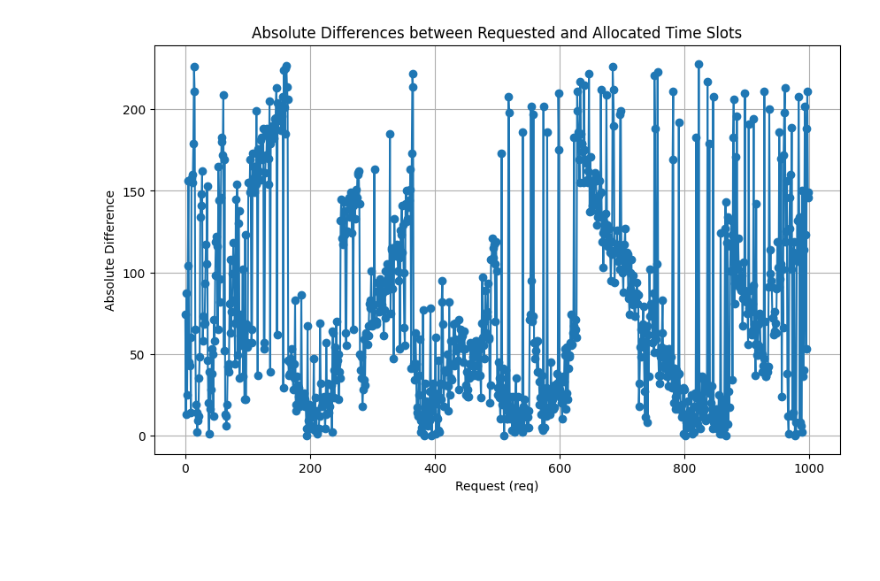
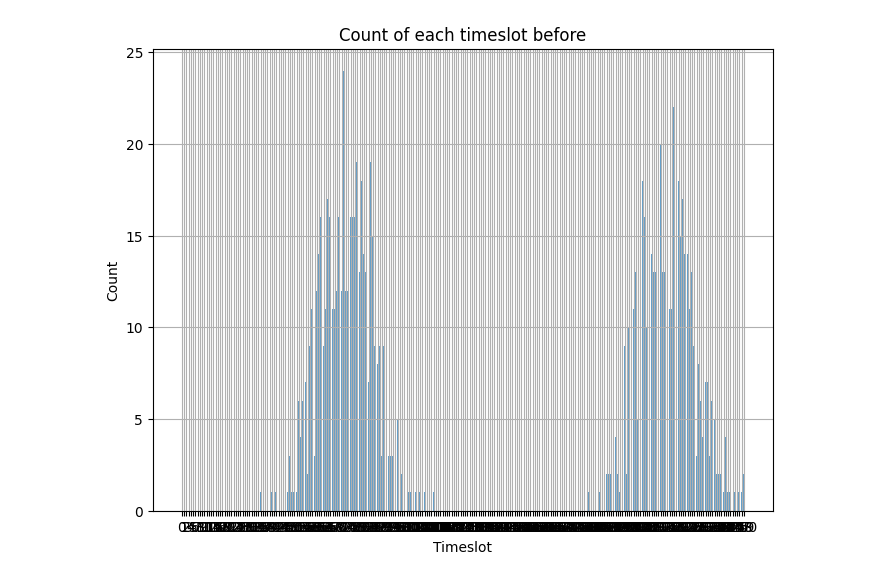
Before and after one commit to lyejy/agent-aeronauts-MARL, a Jupyter notebook: MILP/MILP.ipynb, the cells around one changed output. Saved outputs shown, nothing was run; the diff lists cells and outputs as text; code cells hidden in the pictures; blank space fills up the shorter version.

```diff
--- a/MILP/MILP.ipynb
+++ b/MILP/MILP.ipynb
@@ -68,7 +84,6 @@ def generate_scenario(number_of_requests, num_airports):
 
     return requests_full
 
-
 num_airports = 1
 number_of_requests = 1000
 flight_requests = generate_scenario(number_of_requests, num_airports)
@@ -85,19 +100,6 @@ x = {(req, slot): LpVariable(name=f"x_{req}_{slot}", cat="Binary")
 
 # Objective function - minimises the total absolute difference between the requested and allocated time interval
 problem += lpSum(x[req, slot] * abs(slot - flight_requests[req][1]) for req in range(number_of_requests) for slot in range(time_slots))
-
-# Objective function - minimises the absolute difference between the requested and allocated time interval for each request
-# for req in range(number_of_requests):
-#     problem += lpSum(x[req, slot] * abs(slot - flight_requests[req][1]) for slot in range(time_slots))
-
-# Objective function - minimises the maximum absolute difference between the requested and allocated time interval for each request
-m = pulp.LpVariable("m", lowBound=0)
-# problem += pulp.lpSum([m])
-for req in range(number_of_requests):
-    for slot in range(time_slots):
-        if (x[req, slot] == 1):
-            problem += pulp.lpSum([m]) >= abs(slot - flight_requests[req][1])
-problem += pulp.lpSum([m]) # <= 253 value obtain when m is set as objective
 
 # Constraints -
 # checks if a movement is allocated to only 1 timeslot
@@ -166,12 +164,22 @@ plt.show()
-# %%
-# Plotting the line graph
-plt.figure(figsize=(10, 6))
-plt.plot(range(number_of_requests), movements, marker='o', linestyle='-')
-plt.title('Absolute Differences between Requested and Allocated Time Slots')
-plt.xlabel('Request (req)')
-plt.ylabel('Absolute Difference')
-plt.grid(True)
-plt.show()
-# %% [output]
-[figure, removed]
+# %%
+import matplotlib.pyplot as plt
+
+original_slots = [req[1] for req in flight_requests]
+# Count occurrences of each slot number
+slot_counts = np.bincount(original_slots)
+
+# Create x-axis values (timeslots)
+timeslots = np.arange(len(slot_counts))
+
+# Plotting the graph
+plt.figure(figsize=(8, 6))
+plt.bar(timeslots, slot_counts, align='center', alpha=0.7)
+plt.xticks(timeslots)
+plt.xlabel('Timeslot')
+plt.ylabel('Count')
+plt.title('Count of each timeslot before')
+plt.grid(True)
+plt.show()
+# %% [output]
+[figure, added]
 # %%
```
Also changed, not shown: parts of 6 cells of this notebook, 4 other files.
